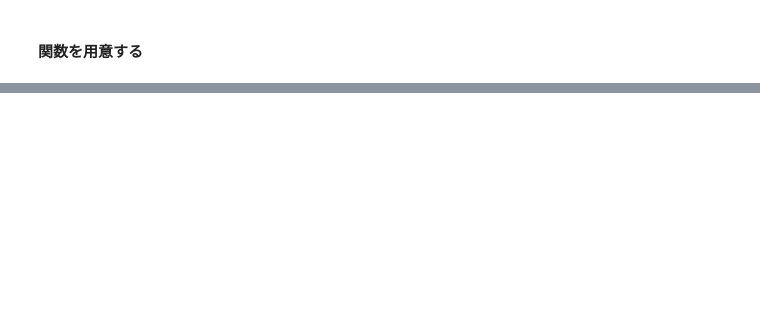
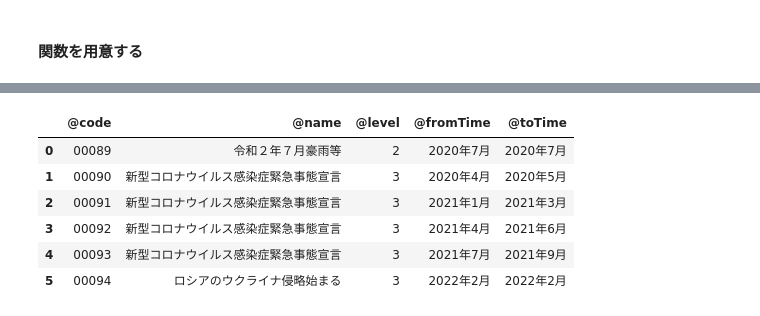
Before and after one commit to dn-nuniv/python-opendata-analysis-book, a Jupyter notebook: code/ch06_official_statistic.ipynb, the cells around one changed output, grey strips where cells are left out. Saved outputs shown, nothing was run; the diff lists cells and outputs as text; code cells hidden in the pictures; blank space fills up the shorter version.

```diff
--- a/code/ch06_official_statistic.ipynb
+++ b/code/ch06_official_statistic.ipynb
@@ -784,0 +914,19 @@ socialevent_df.drop("CLASS", axis=1)
+# %%
+socialevent_url = "https://dashboard.e-stat.go.jp/api/1.0/Json/getSocialEventInfo"
+socialevent_params = {"TimeFrom": "20200100"}
+socialevent_res = requests.get(socialevent_url, params=socialevent_params)
+socialevent = socialevent_res.json()
+socialevent_df = pd.json_normalize(socialevent,
+    record_path=["GET_META_SOCIAL_INFO", "METADATA_INF", "CLASS_INF", "CLASS_OBJ"]
+)
+
+# これも 全く同じ意味（列を指定して消す）になります
+socialevent_df.drop(columns="CLASS")
+# %% [output]
+|  | @code | @name | @level | @fromTime | @toTime |
+| 0 | 00089 | 令和２年７月豪雨等 | 2 | 2020年7月 | 2020年7月 |
+| 1 | 00090 | 新型コロナウイルス感染症緊急事態宣言 | 3 | 2020年4月 | 2020年5月 |
+| 2 | 00091 | 新型コロナウイルス感染症緊急事態宣言 | 3 | 2021年1月 | 2021年3月 |
+| 3 | 00092 | 新型コロナウイルス感染症緊急事態宣言 | 3 | 2021年4月 | 2021年6月 |
+| 4 | 00093 | 新型コロナウイルス感染症緊急事態宣言 | 3 | 2021年7月 | 2021年9月 |
+| 5 | 00094 | ロシアのウクライナ侵略始まる | 3 | 2022年2月 | 2022年2月 |
```
Also changed, not shown: parts of 13 cells of this notebook.
